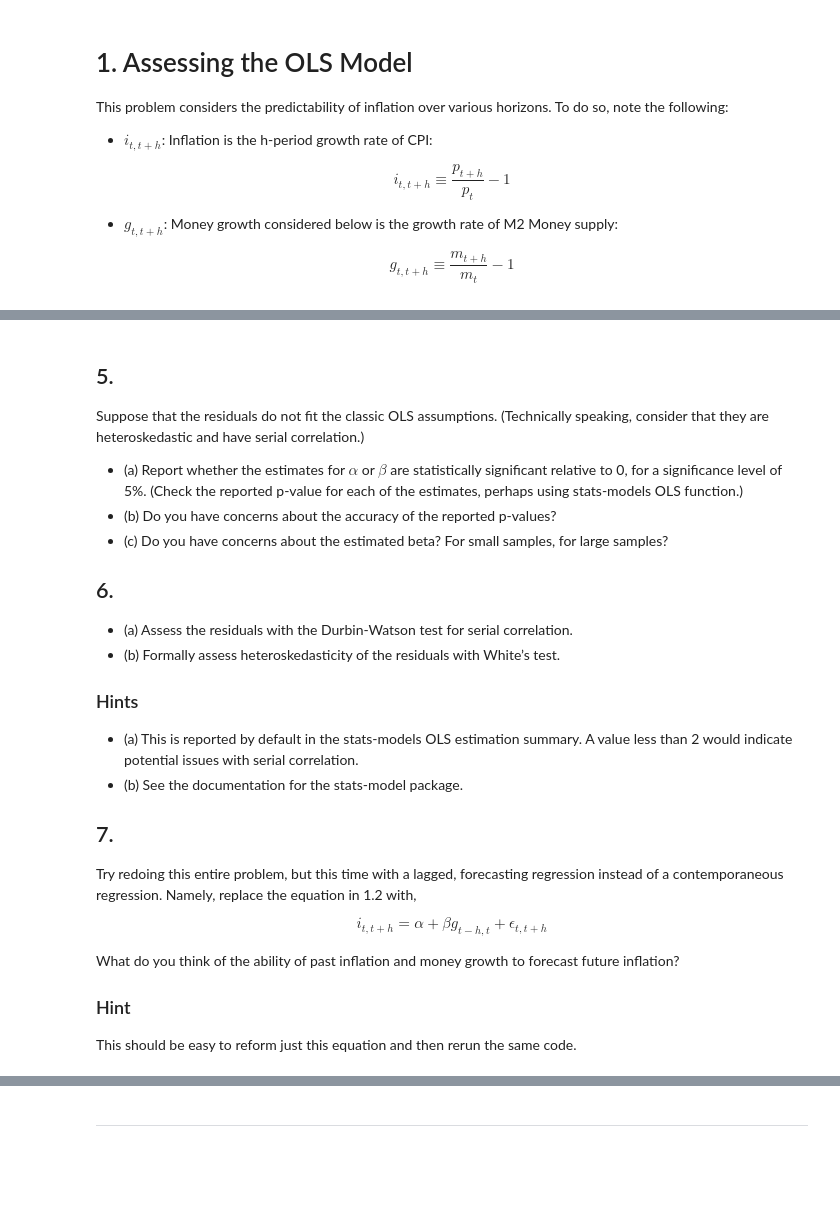
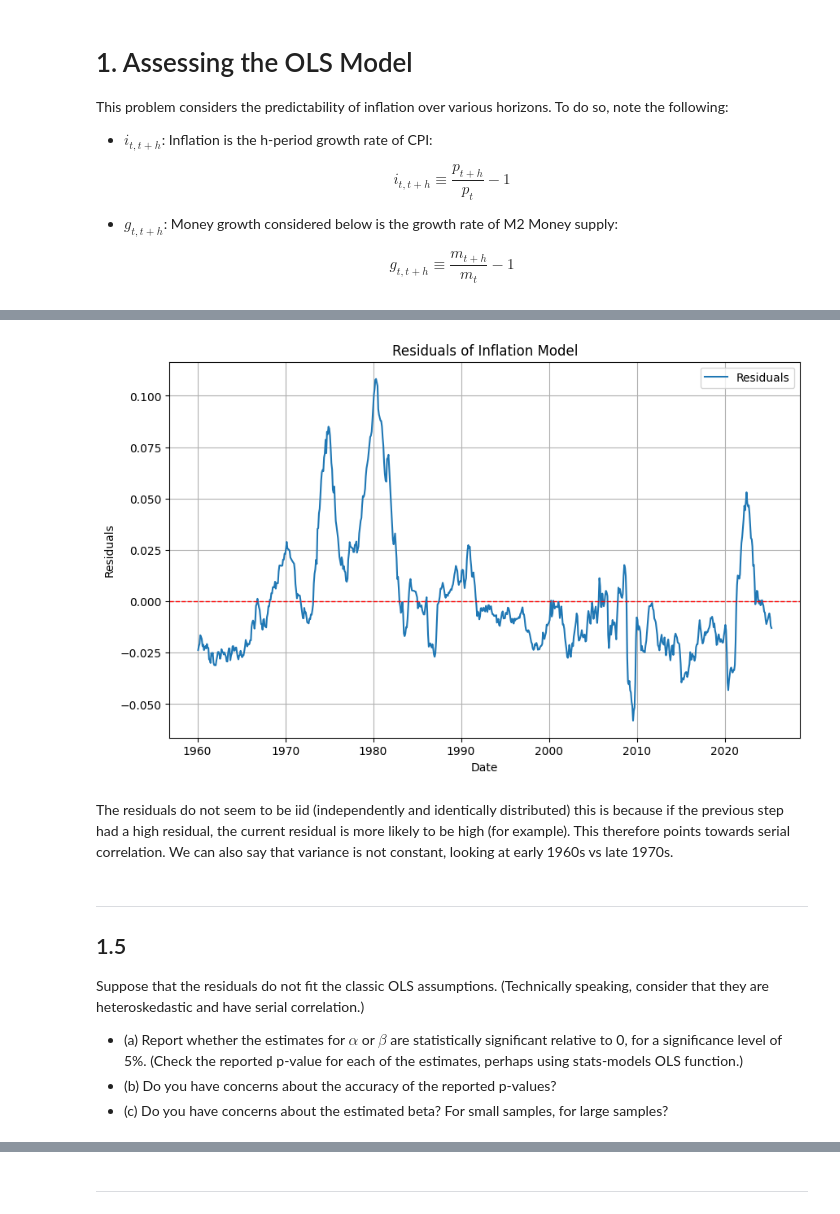
Before and after one commit to dakshox/drw-prework-2025, a Jupyter notebook: assignments/Assignment 2.2 - Timeseries.ipynb, the cells around one changed output, grey strips where cells are left out. Saved outputs shown, nothing was run; the diff lists cells and outputs as text; code cells hidden in the pictures; blank space fills up the shorter version.

```diff
--- a/assignments/Assignment 2.2 - Timeseries.ipynb
+++ b/assignments/Assignment 2.2 - Timeseries.ipynb
@@ -79,5 +209,21 @@ Assess this informally by plotting the time-series of estimated sample residuals
+# %%
+residuals = inflation_model.resid
+plt.figure(figsize=(10, 6))
+plt.plot(residuals.index, residuals, label='Residuals')
+plt.axhline(0, color='red', linestyle='--', linewidth=1)
+plt.title('Residuals of Inflation Model')
+plt.xlabel('Date')
+plt.ylabel('Residuals')
+plt.legend()
+plt.grid(True)
+plt.show()
+# %% [output]
+[figure, added]
+# %% [markdown]
+The residuals do not seem to be iid (independently and identically distributed) this is because if the previous step had a high residual, the current residual is more likely to be high (for example). This therefore points towards serial correlation. We can also say that variance is not constant, looking at early 1960s vs late 1970s.
 # %% [markdown]
-## 5.
+---
+## 1.5
 
 
 Suppose that the residuals do not fit the classic OLS assumptions. (Technically speaking, consider that they are heteroskedastic and have serial correlation.)
@@ -85,24 +231,3 @@ Suppose that the residuals do not fit the classic OLS assumptions. (Technically
 - (a) Report whether the estimates for $\alpha$ or $\beta$ are statistically significant relative to 0, for a significance level of 5%. (Check the reported p-value for each of the estimates, perhaps using stats-models OLS function.)
 - (b) Do you have concerns about the accuracy of the reported p-values?
 - (c) Do you have concerns about the estimated beta? For small samples, for large samples?
-
-## 6.
-
-- (a) Assess the residuals with the Durbin-Watson test for serial correlation.
-- (b) Formally assess heteroskedasticity of the residuals with White’s test.
-
-### Hints
-
-- (a) This is reported by default in the stats-models OLS estimation summary. A value less than 2 would indicate potential issues with serial correlation.
-- (b) See the documentation for the stats-model package.
-
-## 7.
-
-Try redoing this entire problem, but this time with a lagged, forecasting regression instead of a contemporaneous regression. Namely, replace the equation in 1.2 with,
-
-$$i_{t,t+h} = \alpha + \beta g_{t-h,t} + \epsilon_{t,t+h}$$
-
-What do you think of the ability of past inflation and money growth to forecast future inflation?
-
-### Hint
-This should be easy to reform just this equation and then rerun the same code.
```
Also changed, not shown: parts of 29 cells of this notebook.
